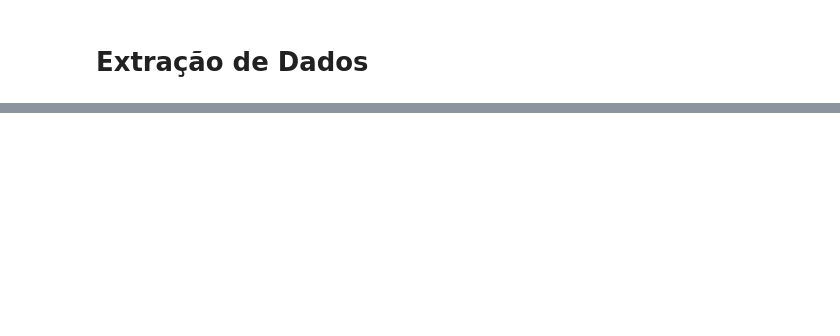
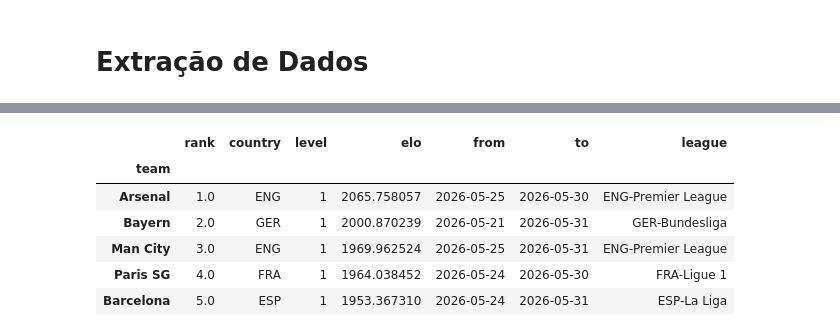
Before and after one commit to rphl15/Programacao_Basica, a Jupyter notebook: soccerdata_aprendizado.ipynb, the cells around one changed output, grey strips where cells are left out. Cells and saved outputs as stored; diff of their text form; code cells hidden in the pictures; blank space fills up the shorter version.

```diff
--- a/soccerdata_aprendizado.ipynb
+++ b/soccerdata_aprendizado.ipynb
@@ -30,0 +71,4 @@ Making [chromedriver.exe 148.0.7778.178] executable ...
+# %%
+# Dados do ClubElo, mede por Ranking historico
+elo = sd.ClubElo()
+print(elo.__doc__)
@@ -30,0 +94,11 @@ Making [chromedriver.exe 148.0.7778.178] executable ...
+# %%
+current_elo = elo.read_by_date()
+current_elo.head()
+# %% [output]
+|  | rank | country | level | elo | from | to | league |
+| team |  |  |  |  |  |  |  |
+| Arsenal | 1.0 | ENG | 1 | 2065.758057 | 2026-05-25 | 2026-05-30 | ENG-Premier League |
+| Bayern | 2.0 | GER | 1 | 2000.870239 | 2026-05-21 | 2026-05-31 | GER-Bundesliga |
+| Man City | 3.0 | ENG | 1 | 1969.962524 | 2026-05-25 | 2026-05-31 | ENG-Premier League |
+| Paris SG | 4.0 | FRA | 1 | 1964.038452 | 2026-05-24 | 2026-05-30 | FRA-Ligue 1 |
+| Barcelona | 5.0 | ESP | 1 | 1953.367310 | 2026-05-24 | 2026-05-31 | ESP-La Liga |
```
Also changed, not shown: parts of 33 cells of this notebook.
